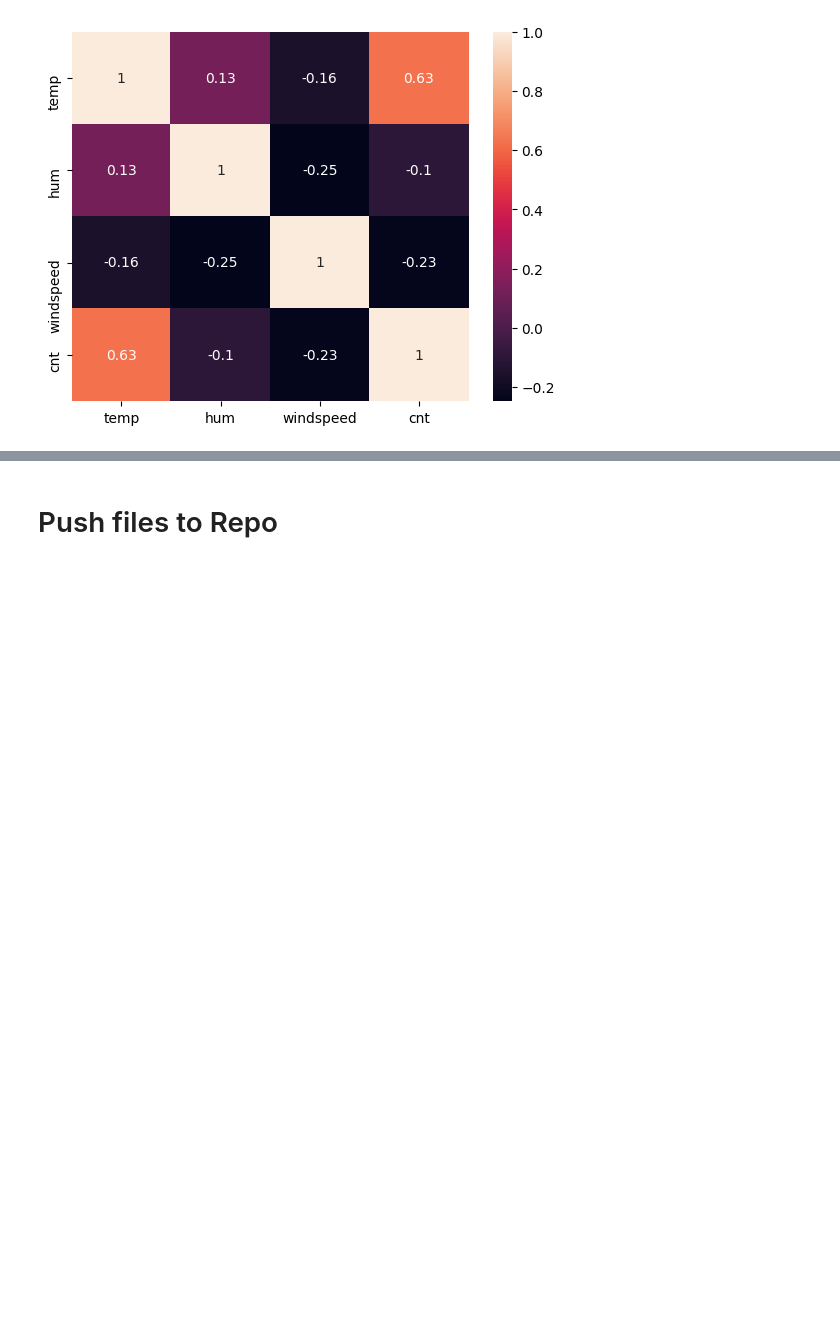
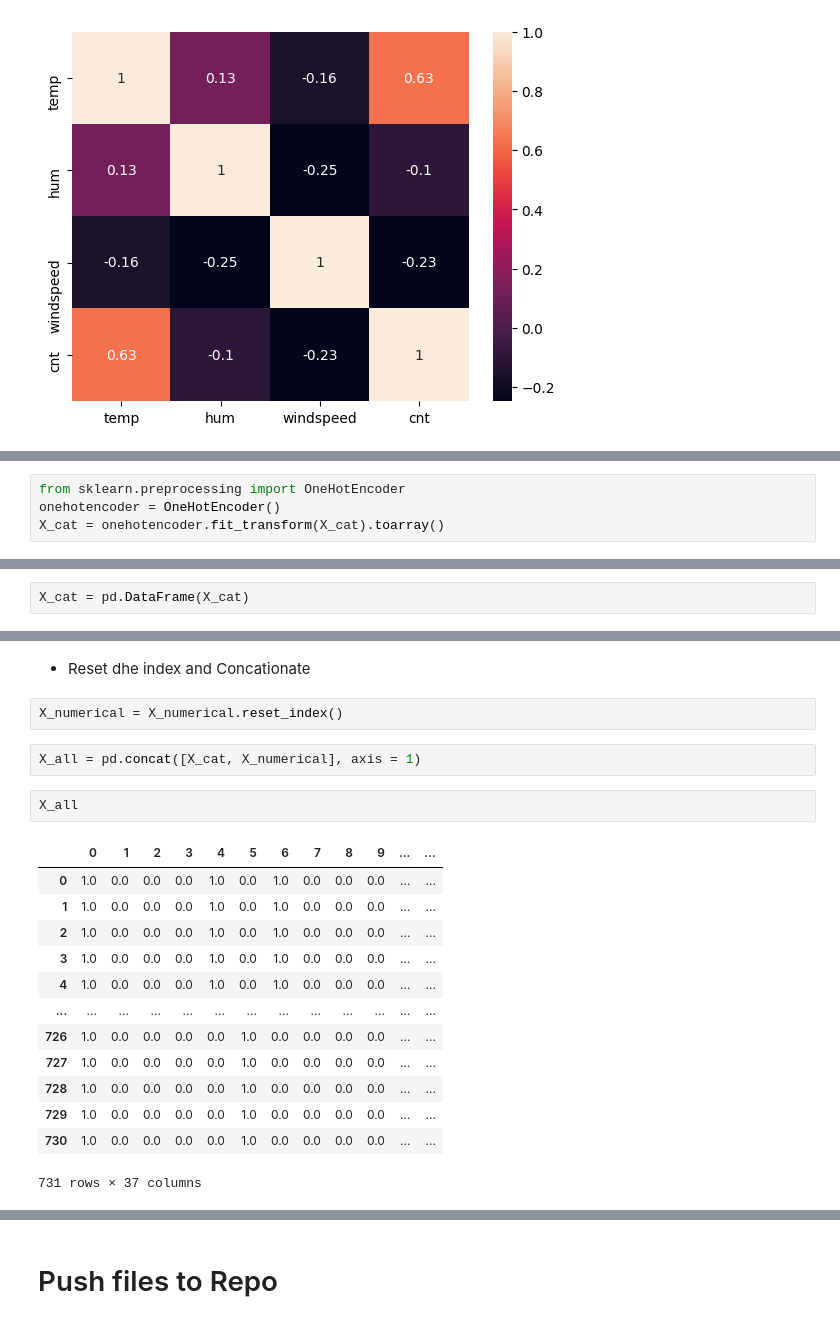
Before and after one commit to Xh3ni/BikeSharingRental, a Jupyter notebook: jupyter_notebooks/Visualize Dataset.ipynb, the cells around one changed output, grey strips where cells are left out. Saved outputs shown, nothing was run; the diff lists cells and outputs as text; blank space fills up the shorter version.

```diff
--- a/jupyter_notebooks/Visualize Dataset.ipynb
+++ b/jupyter_notebooks/Visualize Dataset.ipynb
@@ -275,0 +301,4 @@ sns.heatmap(X_numerical.corr(), annot =True)
+# %%
+from sklearn.preprocessing import OneHotEncoder
+onehotencoder = OneHotEncoder()
+X_cat = onehotencoder.fit_transform(X_cat).toarray()
@@ -275,0 +321,2 @@ sns.heatmap(X_numerical.corr(), annot =True)
+# %%
+X_cat = pd.DataFrame(X_cat)
@@ -275,0 +340,22 @@ sns.heatmap(X_numerical.corr(), annot =True)
+# %% [markdown]
+* Reset dhe index and Concationate
+# %%
+X_numerical = X_numerical.reset_index()
+# %%
+X_all = pd.concat([X_cat, X_numerical], axis = 1)
+# %%
+X_all
+# %% [output]
+|  | 0 | 1 | 2 | 3 | 4 | 5 | 6 | 7 | 8 | 9 | ... | ... |
+| 0 | 1.0 | 0.0 | 0.0 | 0.0 | 1.0 | 0.0 | 1.0 | 0.0 | 0.0 | 0.0 | ... | ... |
+| 1 | 1.0 | 0.0 | 0.0 | 0.0 | 1.0 | 0.0 | 1.0 | 0.0 | 0.0 | 0.0 | ... | ... |
+| 2 | 1.0 | 0.0 | 0.0 | 0.0 | 1.0 | 0.0 | 1.0 | 0.0 | 0.0 | 0.0 | ... | ... |
+| 3 | 1.0 | 0.0 | 0.0 | 0.0 | 1.0 | 0.0 | 1.0 | 0.0 | 0.0 | 0.0 | ... | ... |
+| 4 | 1.0 | 0.0 | 0.0 | 0.0 | 1.0 | 0.0 | 1.0 | 0.0 | 0.0 | 0.0 | ... | ... |
+| ... | ... | ... | ... | ... | ... | ... | ... | ... | ... | ... | ... | ... |
+| 726 | 1.0 | 0.0 | 0.0 | 0.0 | 0.0 | 1.0 | 0.0 | 0.0 | 0.0 | 0.0 | ... | ... |
+| 727 | 1.0 | 0.0 | 0.0 | 0.0 | 0.0 | 1.0 | 0.0 | 0.0 | 0.0 | 0.0 | ... | ... |
+| 728 | 1.0 | 0.0 | 0.0 | 0.0 | 0.0 | 1.0 | 0.0 | 0.0 | 0.0 | 0.0 | ... | ... |
+| 729 | 1.0 | 0.0 | 0.0 | 0.0 | 0.0 | 1.0 | 0.0 | 0.0 | 0.0 | 0.0 | ... | ... |
+| 730 | 1.0 | 0.0 | 0.0 | 0.0 | 0.0 | 1.0 | 0.0 | 0.0 | 0.0 | 0.0 | ... | ... |
+731 rows × 37 columns
```
Also changed, not shown: parts of 21 cells of this notebook.
